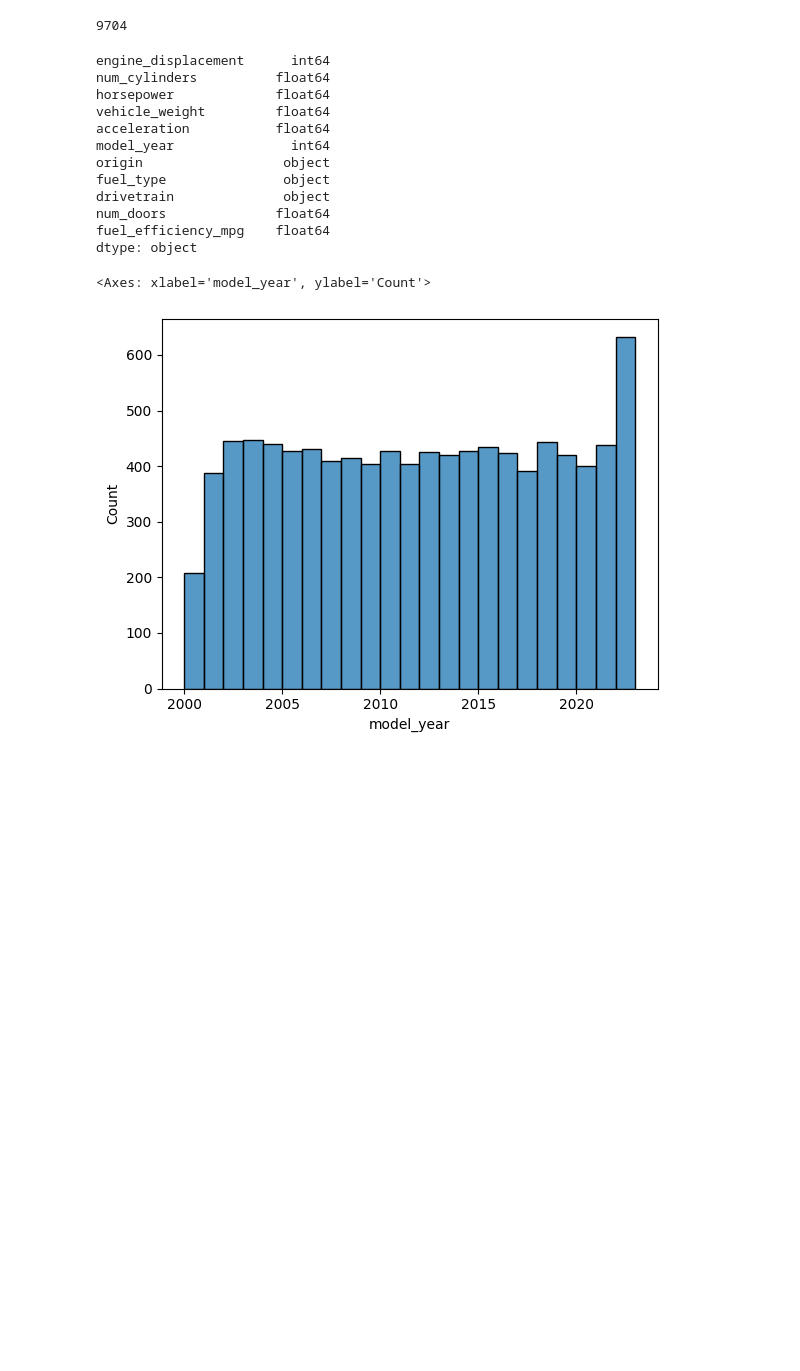
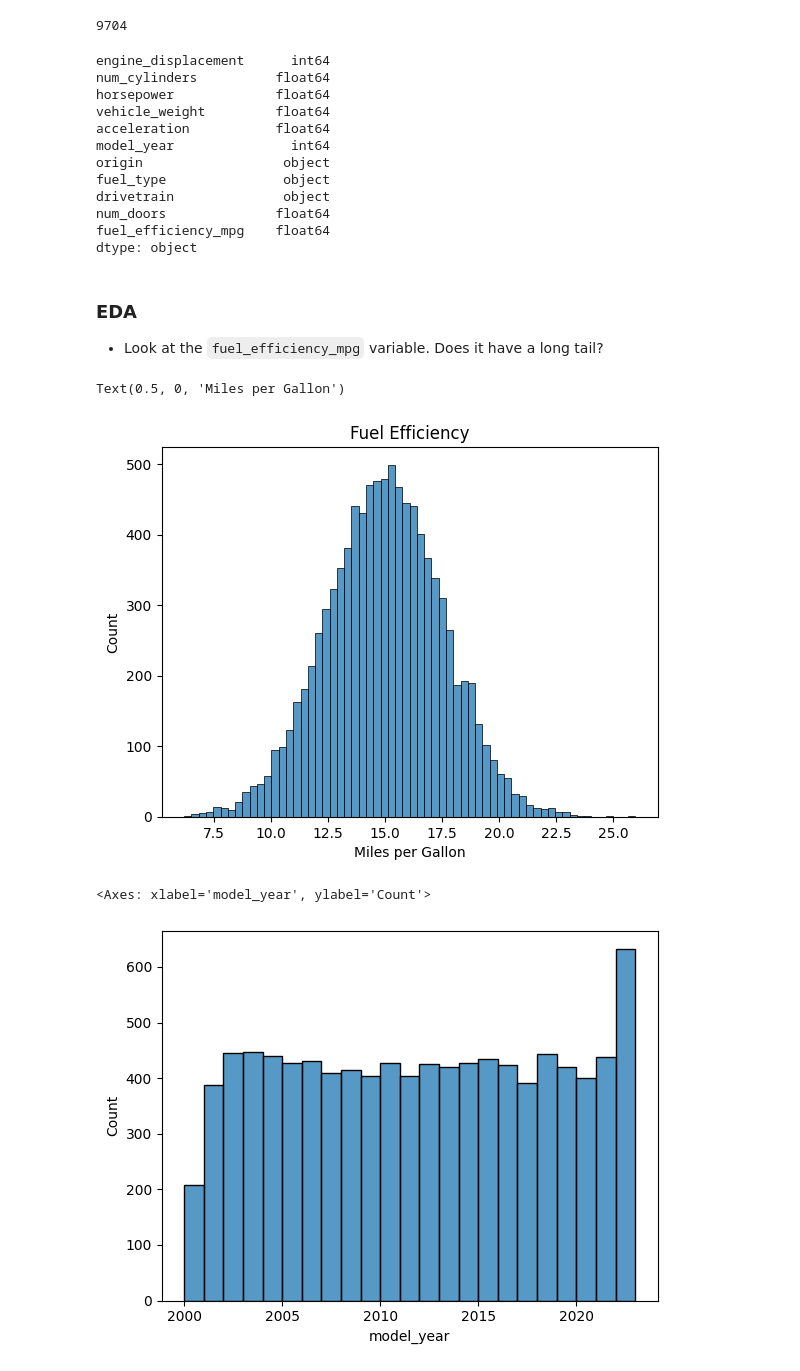
Before and after one commit to ArkadiyShuvaev/machine-learning-zoomcamp, a Jupyter notebook: src/02-regression/02-hw.ipynb, the cells around one changed output. Saved outputs shown, nothing was run; the diff lists cells and outputs as text; code cells hidden in the pictures; blank space fills up the shorter version.

```diff
--- a/src/02-regression/02-hw.ipynb
+++ b/src/02-regression/02-hw.ipynb
@@ -40,6 +44,17 @@ drivetrain              object
 num_doors              float64
 fuel_efficiency_mpg    float64
 dtype: object
+# %% [markdown]
+### EDA
+
+* Look at the `fuel_efficiency_mpg` variable. Does it have a long tail?
+# %%
+plot = sns.histplot(df["fuel_efficiency_mpg"])
+plot.set_title("Fuel Efficiency")
+plot.set_xlabel("Miles per Gallon")
+# %% [output]
+Text(0.5, 0, 'Miles per Gallon')
+[figure, added]
 # %%
 sns.histplot(df["model_year"])
 # %% [output]
```
Also changed, not shown: parts of 35 cells of this notebook, 2 other files.
